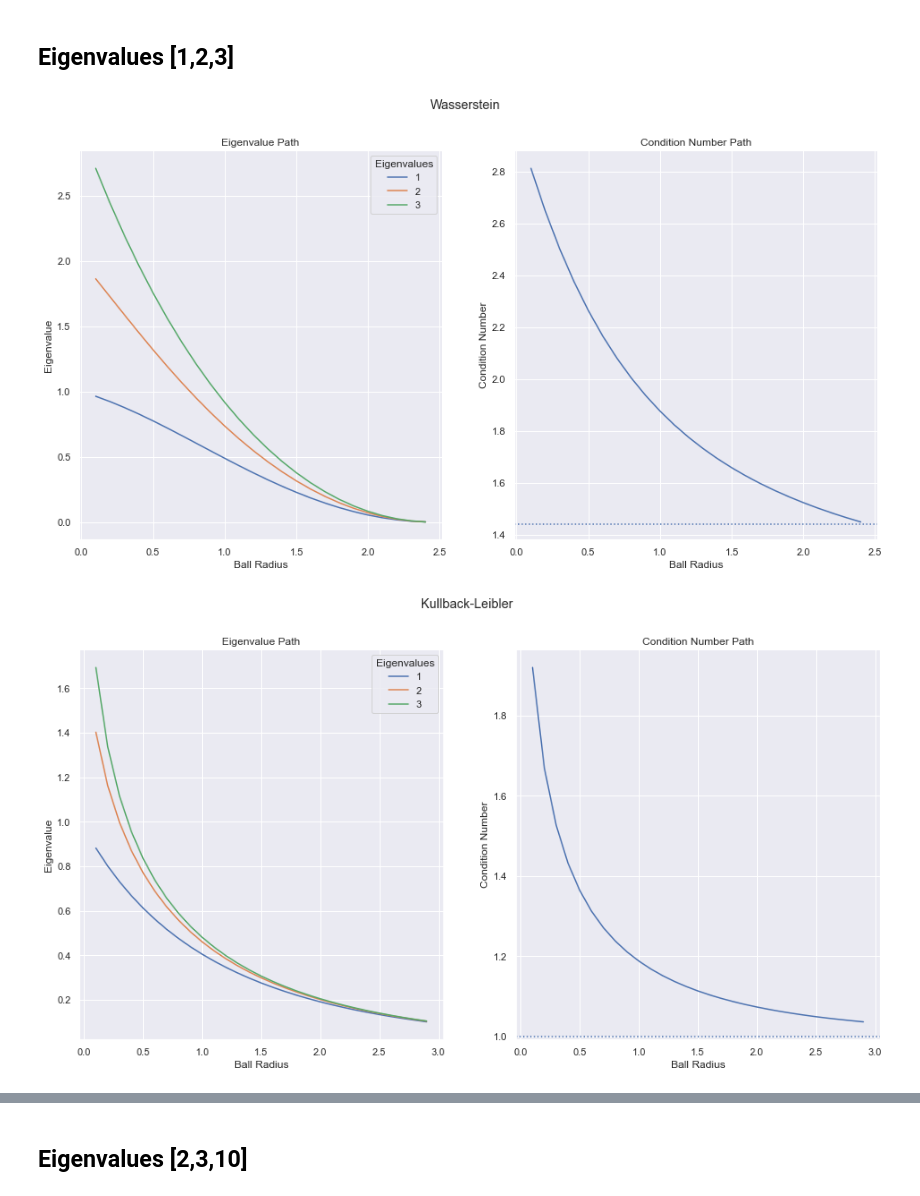
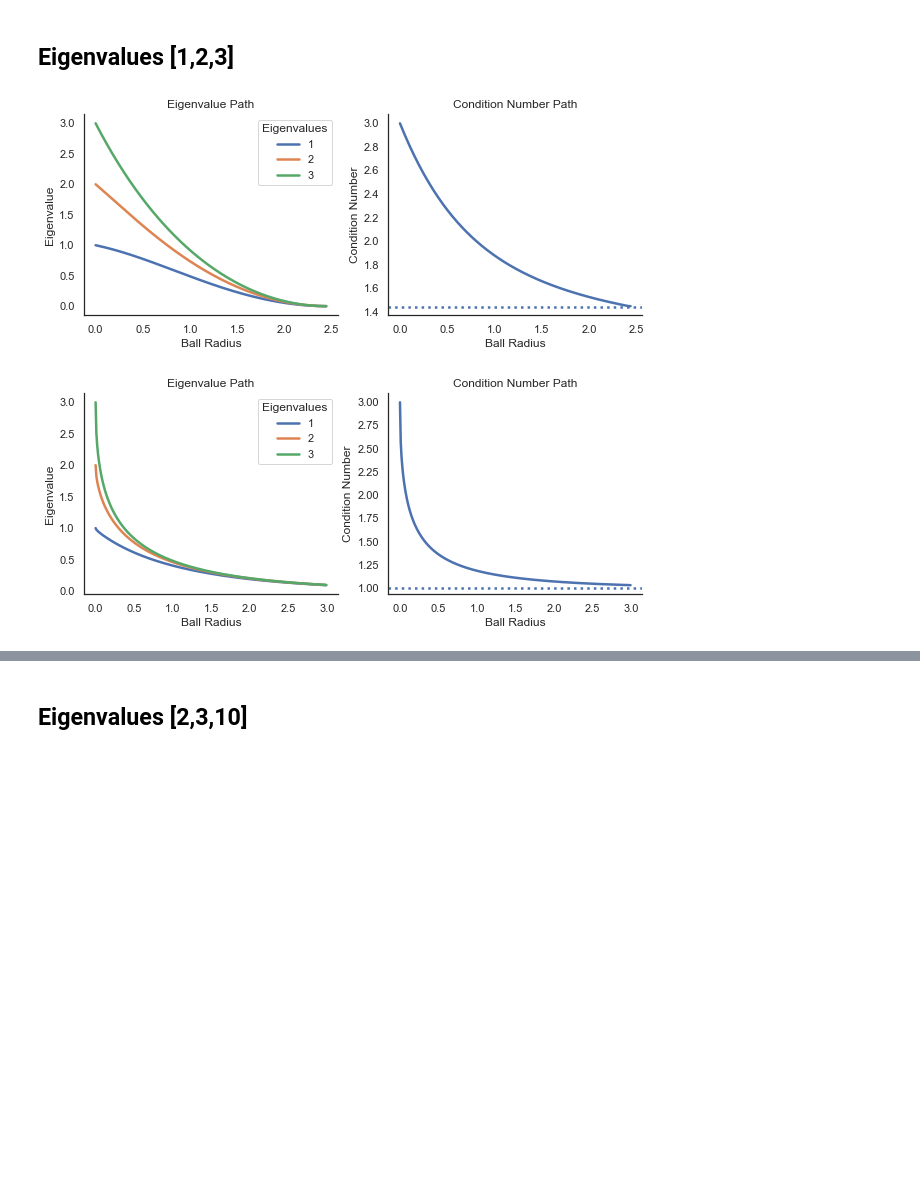
Before and after one commit to yvesrychener/covariance_DRO, a Jupyter notebook: python/Analysis.ipynb, the cells around one changed output, grey strips where cells are left out. Saved outputs shown, nothing was run; the diff lists cells and outputs as text; code cells hidden in the pictures; blank space fills up the shorter version.

```diff
--- a/python/Analysis.ipynb
+++ b/python/Analysis.ipynb
@@ -11,9 +11,11 @@ from sklearn.covariance import EmpiricalCovariance, LedoitWolf
 import covariance_DRO
 
 sns.set(rc={'figure.figsize':(8,4)})
+sns.set(rc={"lines.linewidth":2.5})
+sns.set_style("white")
 
 import warnings
-warnings.filterwarnings("ignore")
+#warnings.filterwarnings("ignore")
 # %% [markdown]
 # Eigenvalue and Condition Number Path
 # %%
@@ -27,7 +29,7 @@ def plot_ev_cn_path(eigs, method, epsilons = np.arange(0.1, 3, 0.1)):
         eigenvalues.append(w)
         K.append(w.max()/w.min())
     eigenvalues = np.vstack(eigenvalues)
-    fig, axs = plt.subplots(1,2, figsize=(16,8))
+    fig, axs = plt.subplots(1,2, figsize=(10,3.7))
     for i, e in enumerate(eigs):
         sns.lineplot(x=epsilons, y=eigenvalues[:,i], ax=axs[0])
         axs[0].set_title('Eigenvalue Path')
@@ -37,23 +39,28 @@ def plot_ev_cn_path(eigs, method, epsilons = np.arange(0.1, 3, 0.1)):
     axs[1].set_title('Condition Number Path')
     axs[1].set_xlabel('Ball Radius')
     axs[1].set_ylabel('Condition Number')
+    sns.despine()
     return eigenvalues, K, axs
 # %% [markdown]
 ## Eigenvalues [1,2,3]
 # %%
-eigenvalues, K, axs = plot_ev_cn_path([1,2,3], 'Wasserstein', epsilons = np.arange(0.1, np.sqrt(6), 0.1))
+eigenvalues, K, axs = plot_ev_cn_path([1,2,3], 'Wasserstein', epsilons = np.arange(1e-6, np.sqrt(6), 0.01))
 axs[1].axhline(np.cbrt(3),ls=':')
 axs[0].legend(['1', '2', '3'], title = 'Eigenvalues')
-plt.suptitle('Wasserstein');
+#plt.suptitle('Wasserstein');
+plt.savefig('plots/ws_123.pdf')
 
-eigenvalues, K, axs = plot_ev_cn_path([1,2,3], 'KLdirect', epsilons = np.arange(0.1, 3, 0.1))
+eigenvalues, K, axs = plot_ev_cn_path([1,2,3], 'KLdirect', epsilons = np.arange(1e-6, 3, 0.01))
 axs[1].axhline(1,ls=':')
 axs[0].legend(['1', '2', '3'], title = 'Eigenvalues')
-plt.suptitle('Kullback-Leibler');
+#plt.suptitle('Kullback-Leibler');
+plt.savefig('plots/kl_123.pdf')
 
-eigenvalues, K, axs = plot_ev_cn_path([1,2,3], 'Fisher-Rao', epsilons = np.arange(0.1, 5, 0.1))
+eigenvalues, K, axs = plot_ev_cn_path([1,2,3], 'Fisher-Rao', epsilons = np.arange(1e-6, 5, 0.01))
+axs[1].axhline(1,ls=':')
 axs[0].legend(['1', '2', '3'], title = 'Eigenvalues')
-plt.suptitle('Fisher-Rao');
+#plt.suptitle('Fisher-Rao')
+plt.savefig('plots/fr_123.pdf');
 # %% [output]
-[figure, old version]
+[figure, new version]
-[figure, old version]
+[figure, new version]
```
Also changed, not shown: parts of 2 cells of this notebook, 3 other files.
